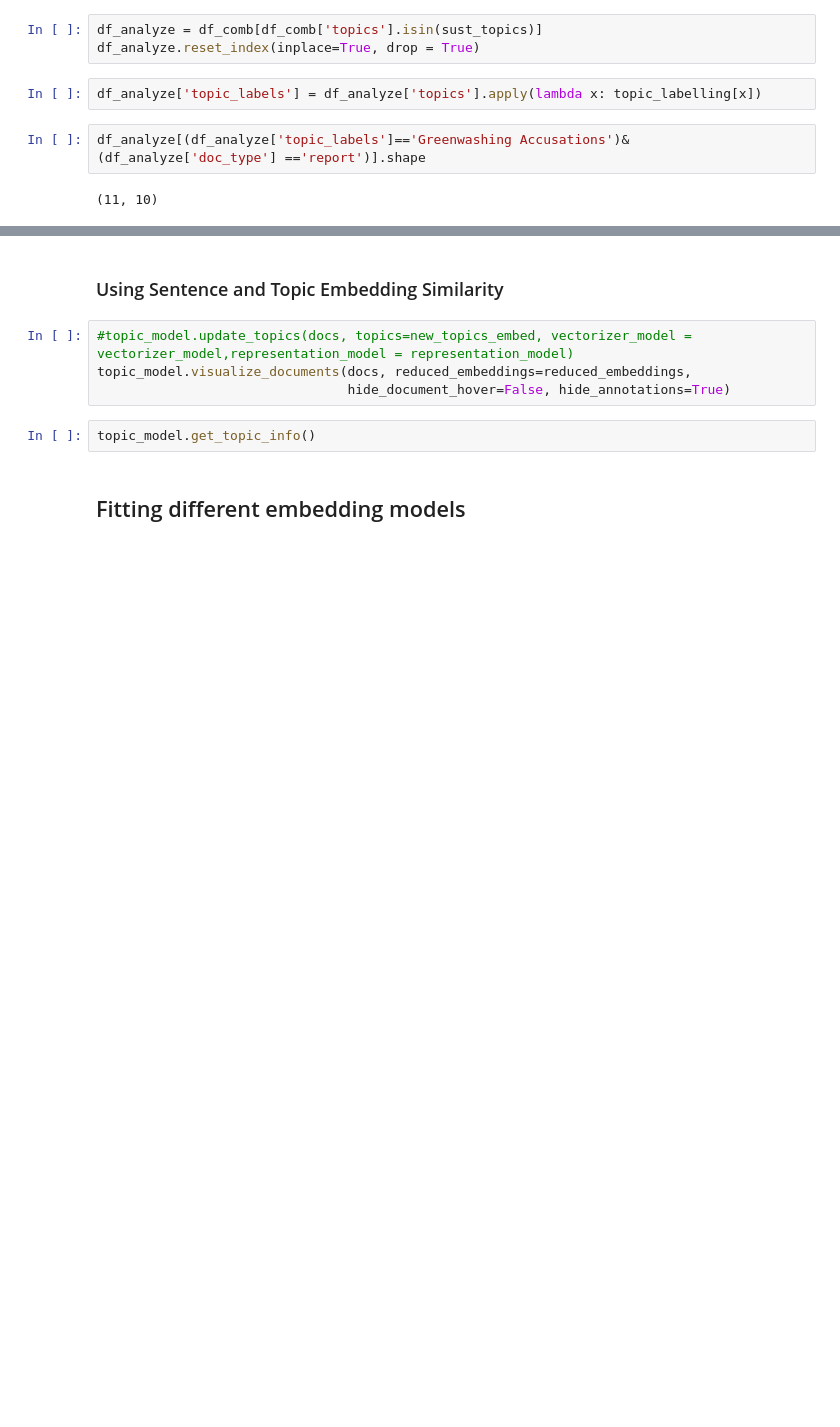
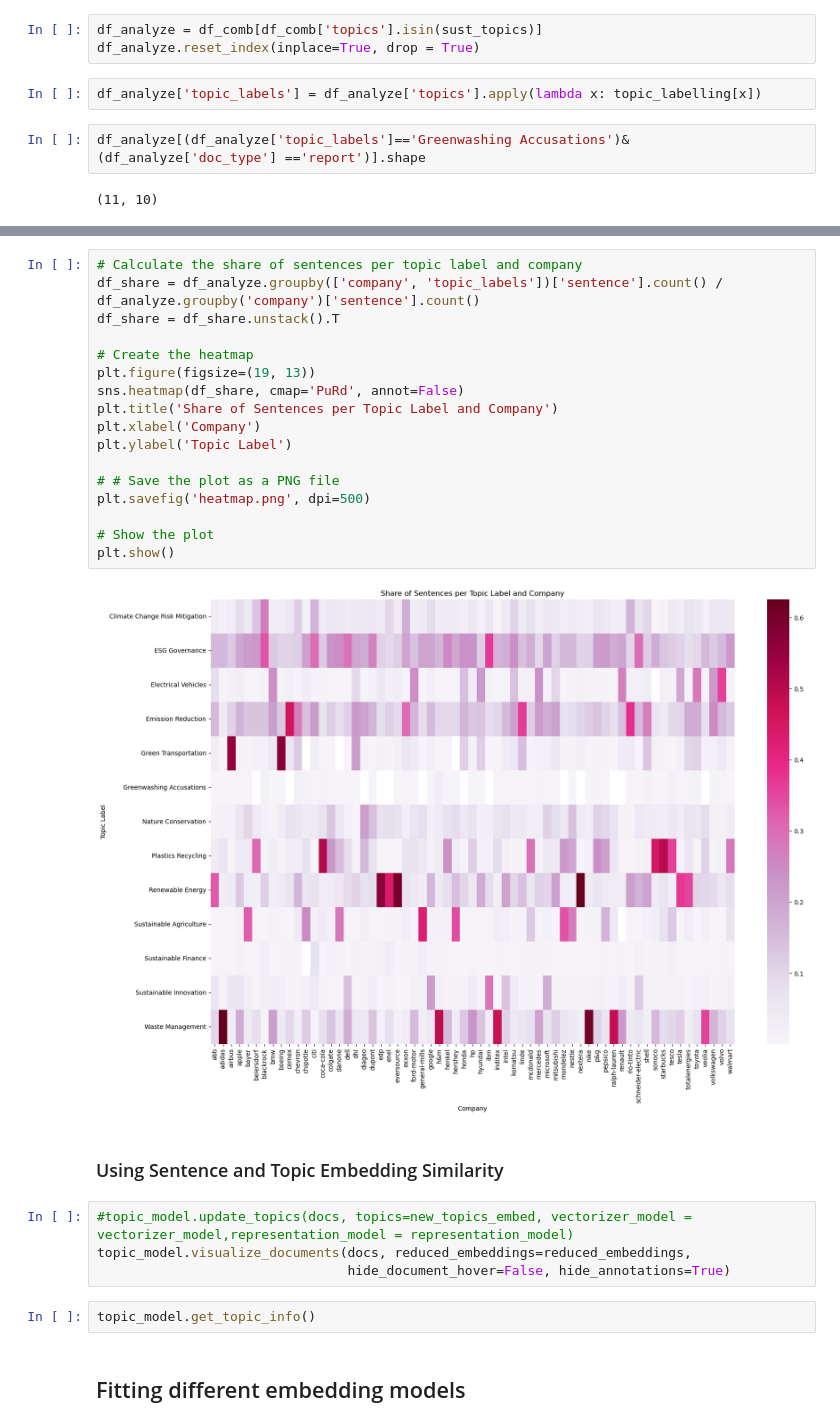
Before and after one commit to dathanh-nguyen/Thesis, a Jupyter notebook: analysis/Topic_modelling.ipynb, the cells around one changed output, grey strips where cells are left out. Saved outputs shown, nothing was run; the diff lists cells and outputs as text; blank space fills up the shorter version.

```diff
--- a/analysis/Topic_modelling.ipynb
+++ b/analysis/Topic_modelling.ipynb
@@ -575,3 +577,22 @@ plt.show()
+# %%
+# Calculate the share of sentences per topic label and company
+df_share = df_analyze.groupby(['company', 'topic_labels'])['sentence'].count() / df_analyze.groupby('company')['sentence'].count()
+df_share = df_share.unstack().T
+
+# Create the heatmap
+plt.figure(figsize=(19, 13))
+sns.heatmap(df_share, cmap='PuRd', annot=False)
+plt.title('Share of Sentences per Topic Label and Company')
+plt.xlabel('Company')
+plt.ylabel('Topic Label')
+
+# # Save the plot as a PNG file
+plt.savefig('heatmap.png', dpi=500)
+
+# Show the plot
+plt.show()
+# %% [output]
+[figure, added]
 # %% [markdown]
 ### Using Sentence and Topic Embedding Similarity
 # %%
```
Also changed, not shown: parts of 2 cells of this notebook, 18 other files.
